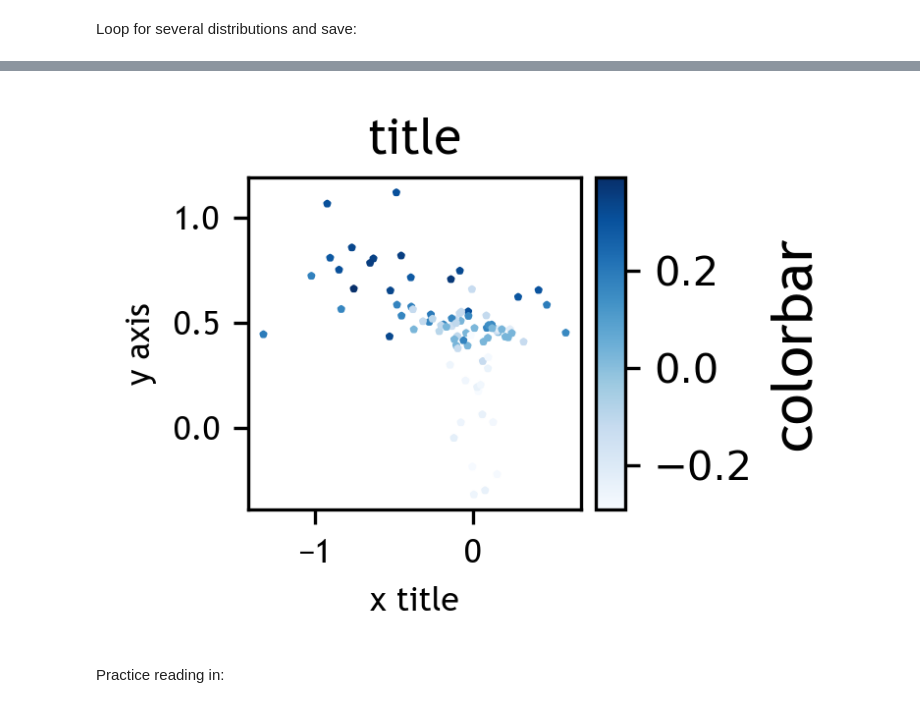
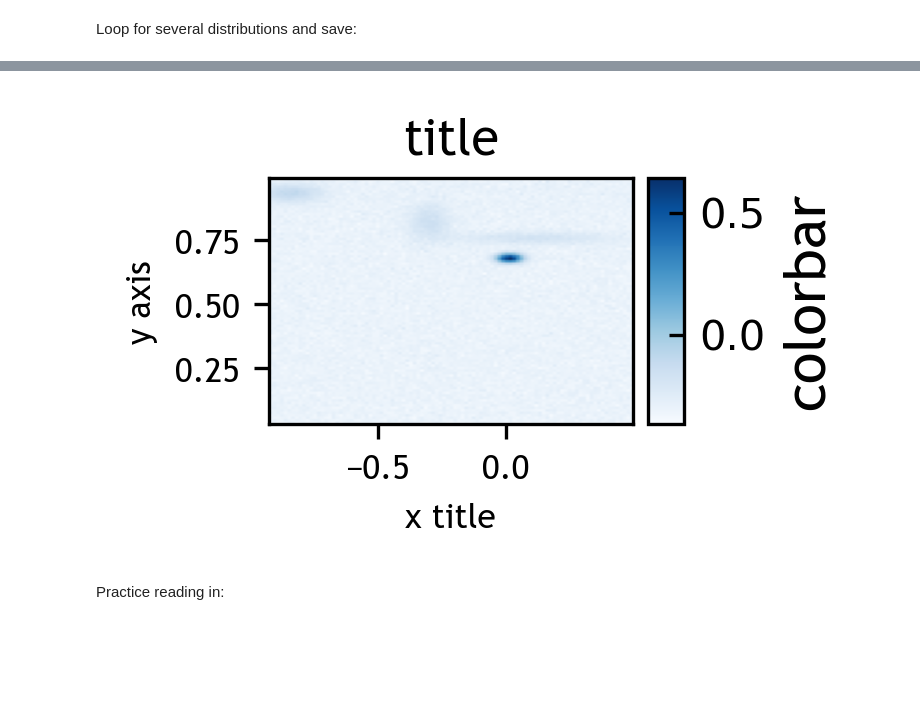
Before and after one commit to ReadingTimeMachine/LLM_VQA_JCDL2025, a Jupyter notebook: create_example_contours_jcdl2025.ipynb, the cells around one changed output, grey strips where cells are left out. Drawn from its saved outputs; the diff is of its cells as text; code cells hidden in the pictures; blank space fills up the shorter version.

```diff
--- a/create_example_contours_jcdl2025.ipynb
+++ b/create_example_contours_jcdl2025.ipynb
@@ -361,7 +358,14 @@ colorbar_side = 'right'
 aspect_fig = 1.333
 colorbar_size = 0.1 # %
 colorbar_pad = 0.05
+nx = 100
+ny = 100
 
+data_for_plot = get_data(plot_params_here[plot_type],
+                plot_type=plot_type,
+                        distribution=distribution_type,
+                        rng=rng, verbose=True, nx=nx, ny=ny)
+print('xs,ys len=', len(data_for_plot['xs']), len(data_for_plot['ys']))
 
 fig, axes, plot_inds = make_base_plot(plot_style, color_map, dpi, nrows, ncols, aspect_fig,
                    base=2, verbose=True, tight_layout = tight_layout)
@@ -456,13 +459,15 @@ aspect_fig = 1.333
 colorbar_size = 0.1 # %
 colorbar_pad = 0.05
 elinewidth = 1
+nx_points = 100
+ny_points = 100
 
 
-import utils.scatter_plot_qa_utils
+#import utils.scatter_plot_qa_utils
 import utils.plot_utils
 import utils.plot_qa_utils
 import utils.synthetic_fig_utils
-reload(utils.scatter_plot_qa_utils)
+#reload(utils.scatter_plot_qa_utils)
 reload(utils.plot_utils)
 reload(utils.plot_qa_utils)
 reload(utils.synthetic_fig_utils)
@@ -470,7 +475,7 @@ from utils.plot_utils import make_plot
 from utils.plot_qa_utils import how_many, how_much_data_values
 from utils.synthetic_fig_utils import collect_plot_data_axes
 
-from utils.scatter_plot_qa_utils import q_npoints_scatter_plot_plotnums, q_stats_scatters, q_relationship_scatters
+#from utils.scatter_plot_qa_utils import q_npoints_scatter_plot_plotnums, q_stats_scatters, q_relationship_scatters
 
 
 
@@ -510,13 +515,13 @@ for n in range(ntrials):
         axes_save = []; cbar_axes_save = []
 
         plot_params_loop = plot_params_here.copy()
-        plot_params_loop['scatter']['distribution']['gmm']['nclusters'] = {'min': nclust, 'max': nclust}
-        plot_params_loop['scatter']['distribution']['gmm']['cluster std'] = cluster_std
-        plot_params_loop['scatter']['distribution']['gmm']['noise'] = noise
+        plot_params_loop['contour']['distribution']['gmm']['nclusters'] = {'min': nclust, 'max': nclust}
+        plot_params_loop['contour']['distribution']['gmm']['cluster std'] = cluster_std
+        plot_params_loop['contour']['distribution']['gmm']['noise'] = noise
         data_for_plot = get_data(plot_params_loop[plot_type],
                         plot_type=plot_type,
                                 distribution=distribution_type,
-                                rng=rng)
+                                rng=rng, nx=nx_points, ny=ny_points)
 
         fig, axes, plot_inds = make_base_plot(plot_style, color_map, dpi,
                                               nrows, ncols, aspect_fig,
@@ -592,45 +597,45 @@ for n in range(ntrials):
 
         ######## GENERATE QA BASE #######
         qa_pairs = init_qa_pairs()
-        for iplot in range(len((axes))):
-            if datas['plot'+str(iplot)]['type'] == 'scatter':
-                ############ L1 #############
-                # number of scatter points
-                if len(axes) > 1:
-                    qa_pairs = q_npoints_scatter_plot_plotnums(datas, qa_pairs,
-                                                      plot_num = iplot,
-                                                      use_words=False,
-                                                      verbose=verbose_qa)
-                qa_pairs = q_npoints_scatter_plot_plotnums(datas, qa_pairs,
-                                                  plot_num = iplot,
-                                                  use_words=True,
-                                                  verbose=verbose_qa)
+        # for iplot in range(len((axes))):
+        #     if datas['plot'+str(iplot)]['type'] == 'scatter':
+        #         ############ L1 #############
+        #         # number of scatter points
+        #         if len(axes) > 1:
+        #             qa_pairs = q_npoints_scatter_plot_plotnums(datas, qa_pairs,
+        #                                               plot_num = iplot,
+        #                                               use_words=False,
+        #                                               verbose=verbose_qa)
+        #         qa_pairs = q_npoints_scatter_plot_plotnums(datas, qa_pairs,
+        #                                           plot_num = iplot,
+        #                                           use_words=True,
+        #                                           verbose=verbose_qa)
 
-                ###### L2 #######
-                # stats items
-                for axis in ['x', 'y', 'color']:
-                    for k,v in stats.items():
-                        if len(axes) > 1:
-                            qa_pairs = q_stats_scatters(datas, qa_pairs, stat={k:v},
-                                                        axis=axis, plot_num=iplot,
-                                                        use_words=False, verbose=verbose_qa)
-                        qa_pairs = q_stats_scatters(datas, qa_pairs, stat={k:v},
-                                                    axis=axis, plot_num=iplot,
-                                                    use_words=True, verbose=verbose_qa)
-                # ###### L3 ######
-                # type of distribution
-                qa_pairs = q_relationship_scatters(datas, qa_pairs, plot_num = iplot,
-                         return_qa=True, use_words=True,
-                         use_list=True,
-                        line_list = ['random','linear','gaussian mixture model'],
-                        verbose=verbose_qa)
+        #         ###### L2 #######
+        #         # stats items
+        #         for axis in ['x', 'y', 'color']:
+        #             for k,v in stats.items():
+        #                 if len(axes) > 1:
+        #                     qa_pairs = q_stats_scatters(datas, qa_pairs, stat={k:v},
+        #                                                 axis=axis, plot_num=iplot,
+        #                                                 use_words=False, verbose=verbose_qa)
+        #                 qa_pairs = q_stats_scatters(datas, qa_pairs, stat={k:v},
+        #                                             axis=axis, plot_num=iplot,
+        #                                             use_words=True, verbose=verbose_qa)
+        #         # ###### L3 ######
+        #         # type of distribution
+        #         qa_pairs = q_relationship_scatters(datas, qa_pairs, plot_num = iplot,
+        #                  return_qa=True, use_words=True,
+        #                  use_list=True,
+        #                 line_list = ['random','linear','gaussian mixture model'],
+        #                 verbose=verbose_qa)
 
-        datas['VQA'] = qa_pairs
+        # datas['VQA'] = qa_pairs
 
-        #import sys; sys.exit()
+        # #import sys; sys.exit()
 
-        # dump full data
-        dumped = json.dumps(datas, cls=NumpyEncoder)
-        with open(json_dir + base_name + '.json', 'w') as f:
-            json.dump(dumped, f)
+        # # dump full data
+        # dumped = json.dumps(datas, cls=NumpyEncoder)
+        # with open(json_dir + base_name + '.json', 'w') as f:
+        #     json.dump(dumped, f)
 # %% [output]
@@ -655,4 +643,4 @@ ANSWER: {'distribution  + list)': 'gaussian mixture model'}
-[figure, old version]
+[figure, new version]
 # %% [markdown]
 Practice reading in:
 # %%
```
Also changed, not shown: parts of 9 cells of this notebook, 55 other files.
